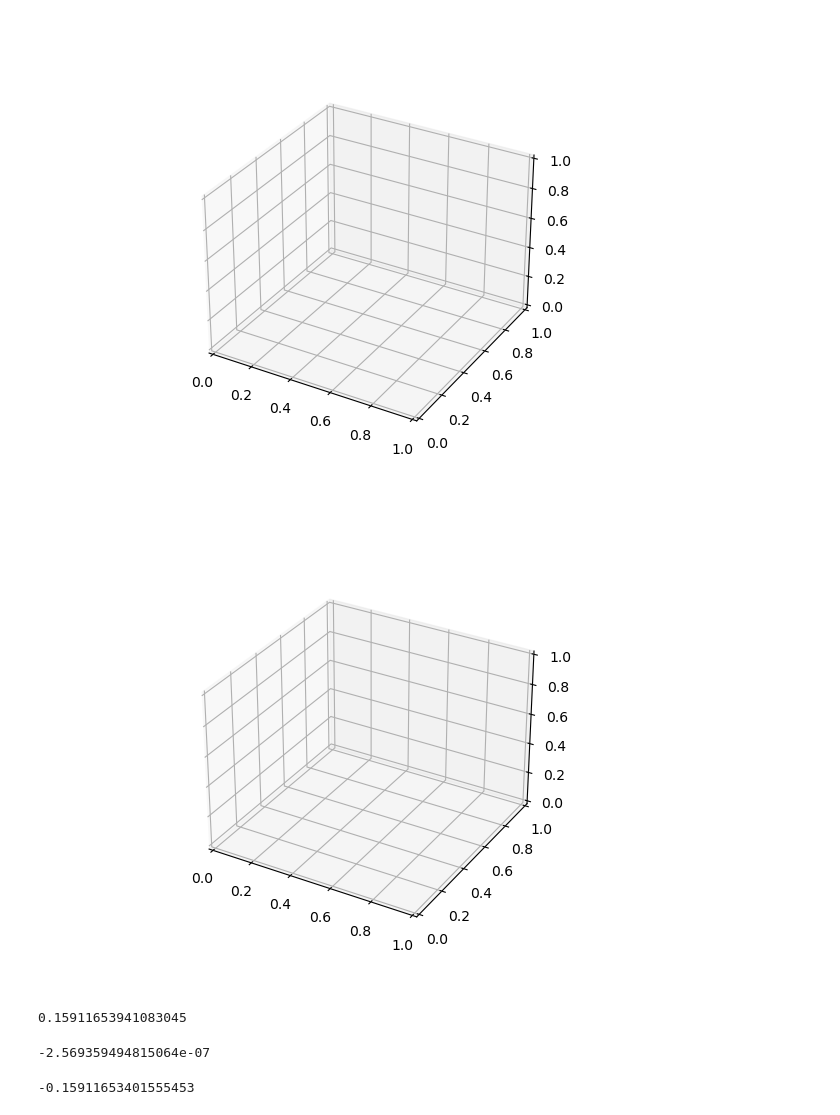
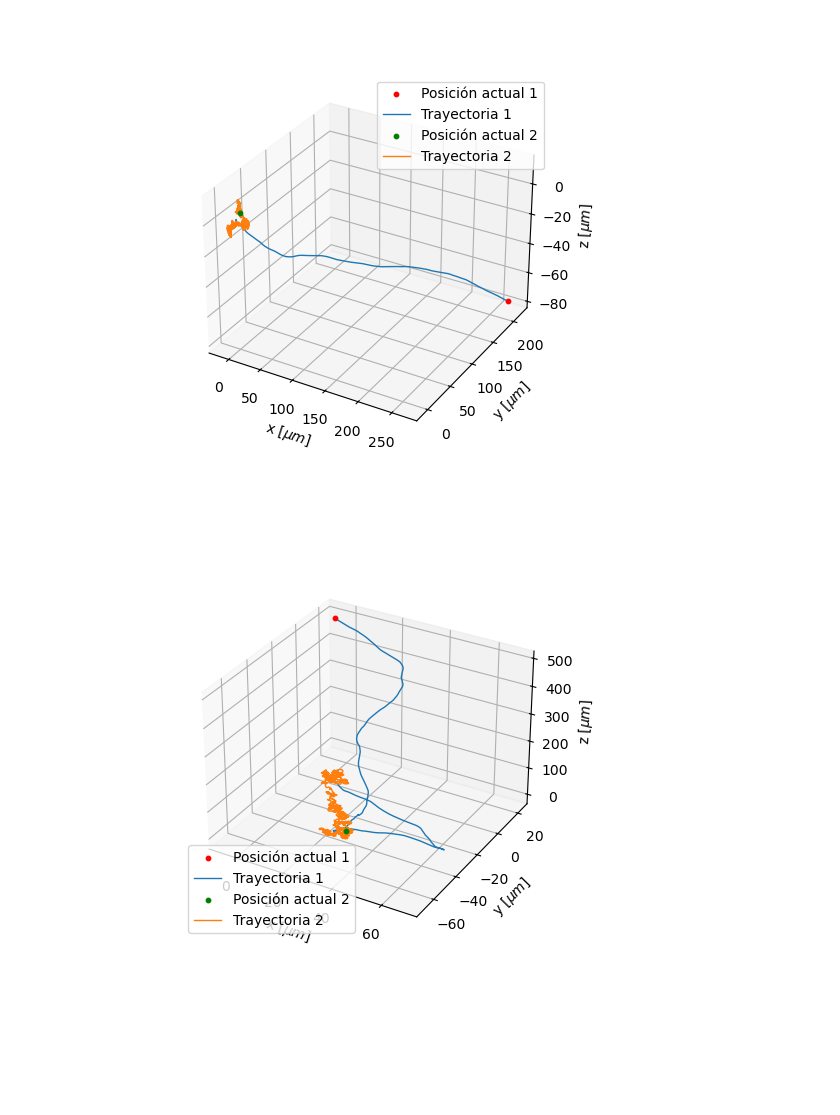
Before and after one commit to Pablo-Pomares/Sim_Browniano, a Jupyter notebook: sim_browniano.ipynb, the cells around one changed output. Cells and saved outputs as stored; diff of their text form; code cells hidden in the pictures; blank space fills up the shorter version.

```diff
--- a/sim_browniano.ipynb
+++ b/sim_browniano.ipynb
@@ -23,7 +25,6 @@ z=np.zeros(N)
 
 dt=0.1e-9
 #Movimiento de la partícula
-D=kb*T/gamma
 for i in range(N-2):
     x[i+2]=((2+dt*gsm)*x[i+1]-x[i]+np.sqrt(2*dt*D)*dt*np.random.normal()/m)/(1+dt*gsm)
     y[i+2]=((2+dt*gsm)*y[i+1]-y[i]+np.sqrt(2*dt*D)*dt*np.random.normal()/m)/(1+dt*gsm)
@@ -76,24 +77,28 @@ y_anim_2 = []
 z_anim_2 = []
 
 def update(j):
-    ax.cla()
+    ax.clear()
     x_anim.append(x[j]*1e6)
     y_anim.append(y[j]*1e6)
     z_anim.append(z[j]*1e6)
-    ax.scatter(x[j]*1e6, y[j]*1e6, z[j]*1e6, s=10, marker='o',c='r', label="Posición actual 1")
-    ax.plot(x_anim, y_anim, z_anim, linewidth=1, label="Trayectoria 1")
+    sc1 = ax.scatter(x[j]*1e6, y[j]*1e6, z[j]*1e6, s=10, marker='o',c='r', label="Posición actual 1")
+    line1 = ax.plot(x_anim, y_anim, z_anim, linewidth=1, label="Trayectoria 1")
     x_anim_2.append(x_2[j]*1e6)
     y_anim_2.append(y_2[j]*1e6)
     z_anim_2.append(z_2[j]*1e6)
-    ax.scatter(x_2[j]*1e6, y_2[j]*1e6, z_2[j]*1e6, s=10, marker='o',c='g', label="Posición actual 2")
-    ax.plot(x_anim_2, y_anim_2, z_anim_2, linewidth=1, label="Trayectoria 2")
+    sc2 = ax.scatter(x_2[j]*1e6, y_2[j]*1e6, z_2[j]*1e6, s=10, marker='o',c='g', label="Posición actual 2")
+    line2 = ax.plot(x_anim_2, y_anim_2, z_anim_2, linewidth=1, label="Trayectoria 2")
     ax.set_xlabel("x [${\mu}m$]")
     ax.set_ylabel("y [${\mu}m$]")
     ax.set_zlabel("z [${\mu}m$]")
     ax.legend()
+    return sc1, sc2, line1, line2
 
 fig = plt.figure(dpi=100)
 ax = fig.add_subplot(projection='3d')
 anim = animation.FuncAnimation(fig=fig, func=update, frames=len(x), interval=10*dt, repeat=False)
-plt.show()
+writer = animation.PillowWriter(fps=24,
+                                metadata=dict(artist='Me'))
+
+anim.save('animation1.gif', writer=writer)
 # %% [output]
@@ -103,8 +108,8 @@ x=np.zeros(N)
 y=np.zeros(N)
 z=np.zeros(N)
 
-dt=0.5
-dt_2=dt*1e3
+dt_2=0.5
+dt=dt_2*1e-9
 #Movimiento de la partícula
 for i in range(N-2):
     x[i+2]=((2+dt*gsm)*x[i+1]-x[i]+np.sqrt(2*dt*D)*dt*np.random.normal()/m)/(1+dt*gsm)
@@ -147,15 +152,19 @@ def update(j):
 fig = plt.figure(dpi=100)
 ax = fig.add_subplot(projection='3d')
 anim = animation.FuncAnimation(fig=fig, func=update, frames=len(x), interval=10*dt, repeat=False)
-plt.show()
+writer = animation.PillowWriter(fps=24,
+                                metadata=dict(artist='Me'))
+
+anim.save('animation2.gif', writer=writer)
 # %% [output]
-[figure, old version]
+[figure, new version]
 # %%
 x=np.zeros(N)
 y=np.zeros(N)
 z=np.zeros(N)
 
-dt=1
+dt_2=1
+dt=dt_2*1e-9
 #Movimiento de la partícula
 for i in range(N-2):
     x[i+2]=((2+dt*gsm)*x[i+1]-x[i]+np.sqrt(2*dt*D)*dt*np.random.normal()/m)/(1+dt*gsm)
@@ -166,51 +175,43 @@ x_2=np.zeros(N)
 y_2=np.zeros(N)
 z_2=np.zeros(N)
 
-D = kb*T/gamma
-for i in range(N-1):
-    x_2[i+1]=x_2[i]+np.sqrt(2*D*dt)*np.random.normal()
-    y_2[i+1]=y_2[i]+np.sqrt(2*D*dt)*np.random.normal()
-    z_2[i+1]=z_2[i]+np.sqrt(2*D*dt)*np.random.normal()
+for j in range(N-1):
+    x_2[j+1]=x_2[j]+np.sqrt(2*D*dt_2)*np.random.normal()
+    y_2[j+1]=y_2[j]+np.sqrt(2*D*dt_2)*np.random.normal()
+    z_2[j+1]=z_2[j]+np.sqrt(2*D*dt_2)*np.random.normal()
+
 
 x_anim = []
 y_anim = []
 z_anim = []
 x_anim_2 = []
 y_anim_2 = []
 z_anim_2 = []
 
 def update(j):
     ax.cla()
     x_anim.append(x[j]*1e6)
     y_anim.append(y[j]*1e6)
     z_anim.append(z[j]*1e6)
     ax.scatter(x[j]*1e6, y[j]*1e6, z[j]*1e6, s=10, marker='o',c='r', label="Posición actual 1")
     ax.plot(x_anim, y_anim, z_anim, linewidth=1, label="Trayectoria 1")
     x_anim_2.append(x_2[j]*1e6)
     y_anim_2.append(y_2[j]*1e6)
     z_anim_2.append(z_2[j]*1e6)
     ax.scatter(x_2[j]*1e6, y_2[j]*1e6, z_2[j]*1e6, s=10, marker='o',c='g', label="Posición actual 2")
     ax.plot(x_anim_2, y_anim_2, z_anim_2, linewidth=1, label="Trayectoria 2")
     ax.set_xlabel("x [${\mu}m$]")
     ax.set_ylabel("y [${\mu}m$]")
     ax.set_zlabel("z [${\mu}m$]")
     ax.legend()
 
 fig = plt.figure(dpi=100)
 ax = fig.add_subplot(projection='3d')
 anim = animation.FuncAnimation(fig=fig, func=update, frames=len(x), interval=10*dt, repeat=False)
-plt.show()
+writer = animation.PillowWriter(fps=24,
+                                metadata=dict(artist='Me'))
+
+anim.save('animation3.gif', writer=writer)
+# plt.show()
 # %% [output]
-[figure, old version]
+[figure, new version]
-# %%
-x_2[5] - x[5]
-# %% [output]
-0.15911653941083045
-# %%
-x_2[5]
-# %% [output]
--2.569359494815064e-07
-# %%
-x[5]
-# %% [output]
--0.15911653401555453
```
Also changed, not shown: parts of 5 cells of this notebook, 4 other files.
